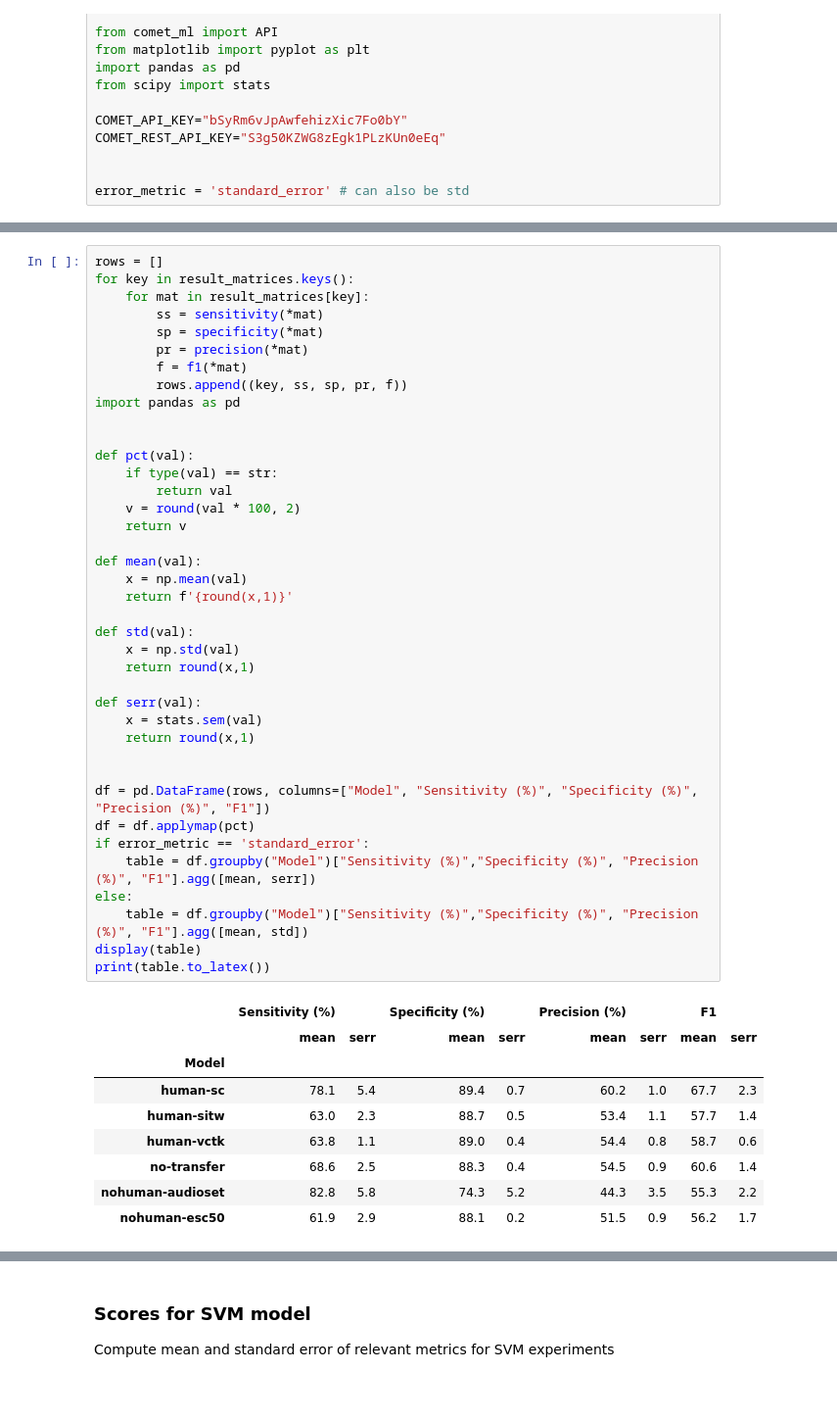
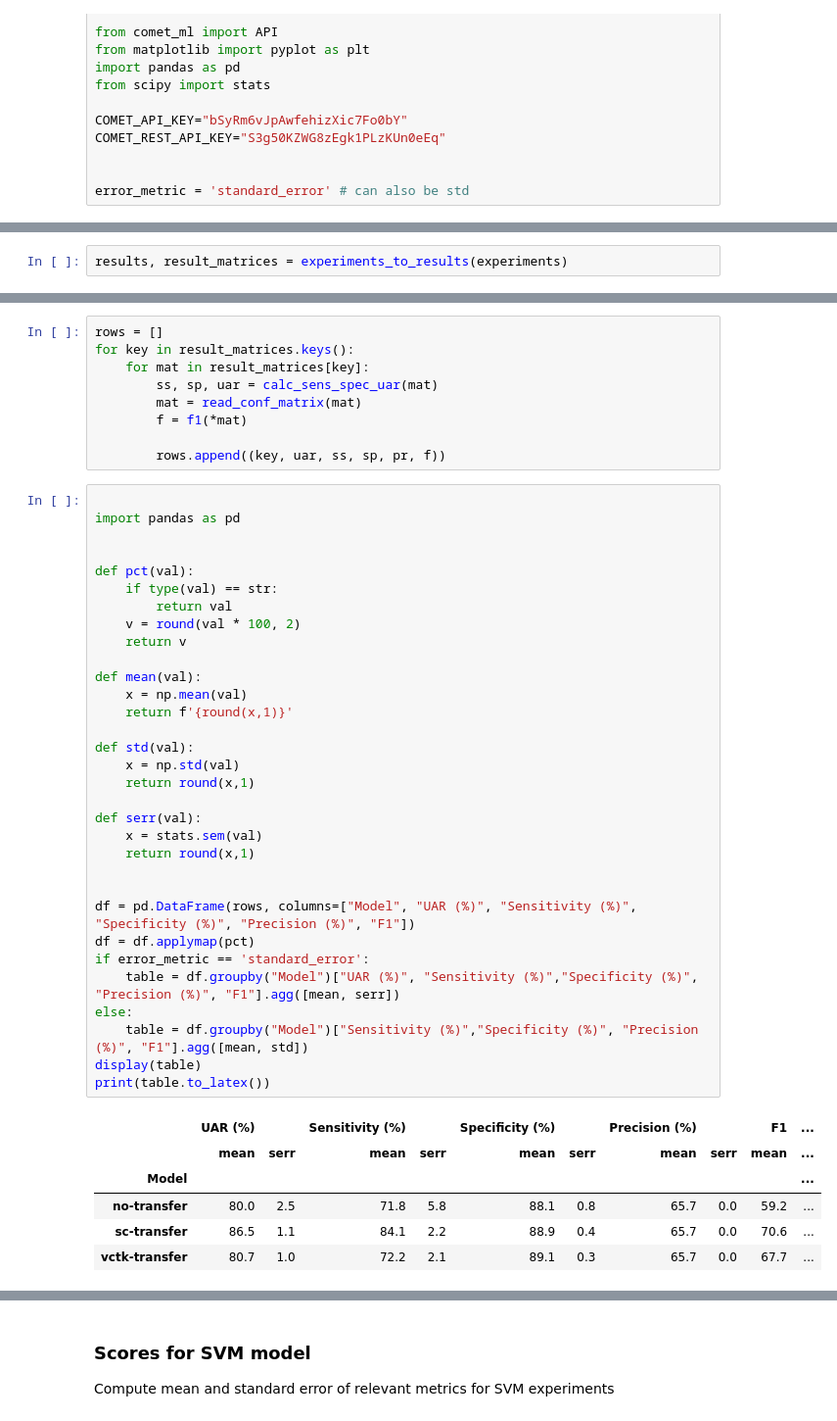
Before and after one commit to onucharles/transfer-learning-adult-to-infant-speech, a Jupyter notebook: experiments/notebooks/Chillanto plots.ipynb, the cells around one changed output, grey strips where cells are left out. Shown: that part at 98% size. Saved outputs shown, nothing was run; the diff lists cells and outputs as text; blank space fills up the shorter version.

```diff
--- a/experiments/notebooks/Chillanto plots.ipynb
+++ b/experiments/notebooks/Chillanto plots.ipynb
@@ -155,0 +178,2 @@ plt.show()
+# %%
+results, result_matrices = experiments_to_results(experiments)
@@ -156,49 +184,48 @@ plt.show()
+# %%
+rows = []
+for key in result_matrices.keys():
+    for mat in result_matrices[key]:
+        ss, sp, uar = calc_sens_spec_uar(mat)
+        mat = read_conf_matrix(mat)
+        f = f1(*mat)
+
+        rows.append((key, uar, ss, sp, pr, f))
 # %%
-rows = []
-for key in result_matrices.keys():
-    for mat in result_matrices[key]:
-        ss = sensitivity(*mat)
-        sp = specificity(*mat)
-        pr = precision(*mat)
-        f = f1(*mat)
-        rows.append((key, ss, sp, pr, f))
+
 import pandas as pd
 
 
 def pct(val):
     if type(val) == str:
         return val
     v = round(val * 100, 2)
     return v
 
 def mean(val):
     x = np.mean(val)
     return f'{round(x,1)}'
 
 def std(val):
     x = np.std(val)
     return round(x,1)
 
 def serr(val):
     x = stats.sem(val)
     return round(x,1)
 
 
-df = pd.DataFrame(rows, columns=["Model", "Sensitivity (%)", "Specificity (%)", "Precision (%)", "F1"])
+df = pd.DataFrame(rows, columns=["Model", "UAR (%)", "Sensitivity (%)", "Specificity (%)", "Precision (%)", "F1"])
 df = df.applymap(pct)
 if error_metric == 'standard_error':
-    table = df.groupby("Model")["Sensitivity (%)","Specificity (%)", "Precision (%)", "F1"].agg([mean, serr])
+    table = df.groupby("Model")["UAR (%)", "Sensitivity (%)","Specificity (%)", "Precision (%)", "F1"].agg([mean, serr])
 else:
     table = df.groupby("Model")["Sensitivity (%)","Specificity (%)", "Precision (%)", "F1"].agg([mean, std])
 display(table)
 print(table.to_latex())
 # %% [output]
-|  | Sensitivity (%) |  | Specificity (%) |  | Precision (%) |  | F1 |  |
-|  | mean | serr | mean | serr | mean | serr | mean | serr |
-| Model |  |  |  |  |  |  |  |  |
-| human-sc | 78.1 | 5.4 | 89.4 | 0.7 | 60.2 | 1.0 | 67.7 | 2.3 |
-| human-sitw | 63.0 | 2.3 | 88.7 | 0.5 | 53.4 | 1.1 | 57.7 | 1.4 |
-| human-vctk | 63.8 | 1.1 | 89.0 | 0.4 | 54.4 | 0.8 | 58.7 | 0.6 |
-| no-transfer | 68.6 | 2.5 | 88.3 | 0.4 | 54.5 | 0.9 | 60.6 | 1.4 |
-| nohuman-audioset | 82.8 | 5.8 | 74.3 | 5.2 | 44.3 | 3.5 | 55.3 | 2.2 |
-| nohuman-esc50 | 61.9 | 2.9 | 88.1 | 0.2 | 51.5 | 0.9 | 56.2 | 1.7 |
+|  | UAR (%) |  | Sensitivity (%) |  | Specificity (%) |  | Precision (%) |  | F1 | ... |
+|  | mean | serr | mean | serr | mean | serr | mean | serr | mean | ... |
+| Model |  |  |  |  |  |  |  |  |  | ... |
+| no-transfer | 80.0 | 2.5 | 71.8 | 5.8 | 88.1 | 0.8 | 65.7 | 0.0 | 59.2 | ... |
+| sc-transfer | 86.5 | 1.1 | 84.1 | 2.2 | 88.9 | 0.4 | 65.7 | 0.0 | 70.6 | ... |
+| vctk-transfer | 80.7 | 1.0 | 72.2 | 2.1 | 89.1 | 0.3 | 65.7 | 0.0 | 67.7 | ... |
```
Also changed, not shown: parts of 14 cells of this notebook.
